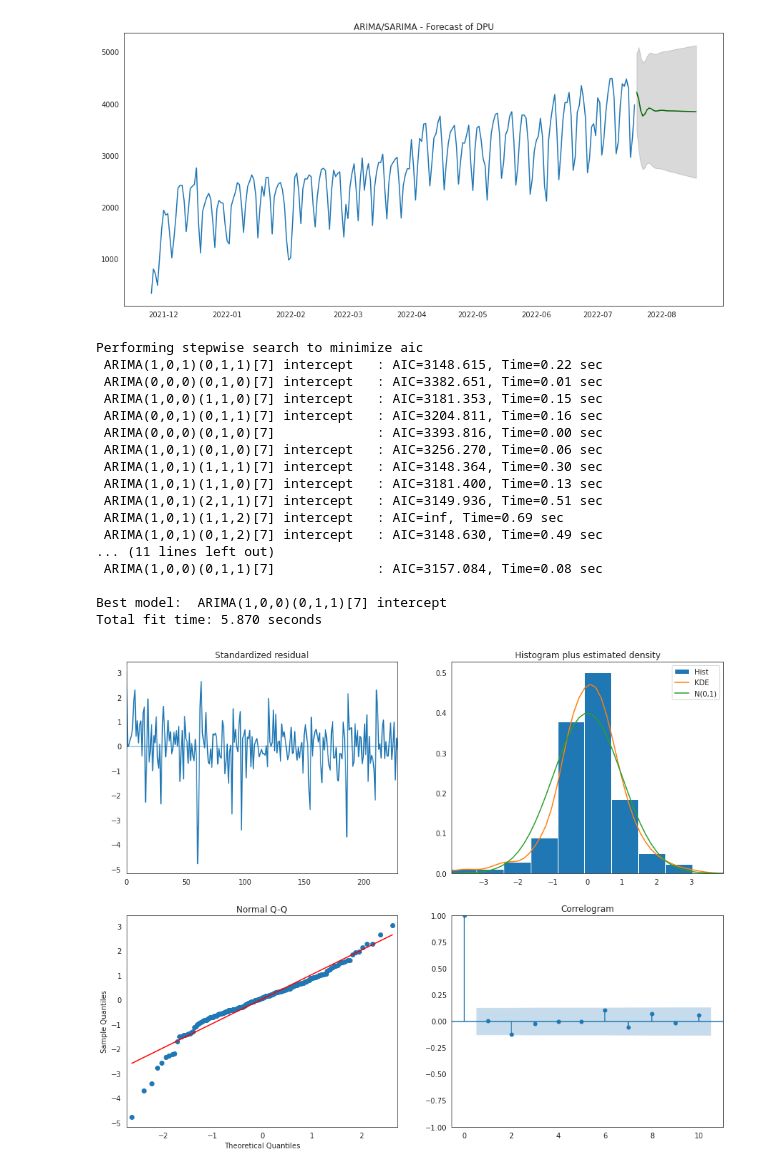
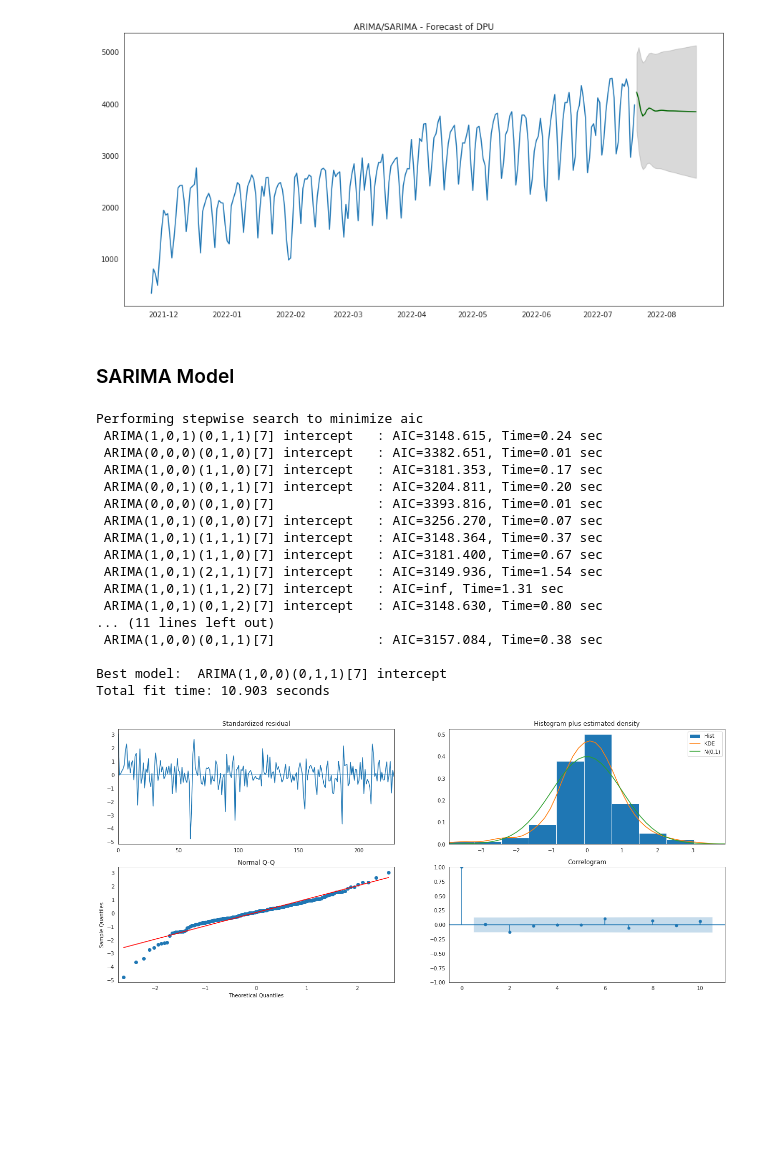
Before and after one commit to vcnc-winwin/winwin_analytics, a Jupyter notebook: win_dev/rider_sarimax.ipynb, the cells around one changed output. Drawn from its saved outputs; the diff is of its cells as text; code cells hidden in the pictures; blank space fills up the shorter version.

```diff
--- a/win_dev/rider_sarimax.ipynb
+++ b/win_dev/rider_sarimax.ipynb
@@ -260,9 +264,11 @@ def forecast(ARIMA_model, periods=12):
 forecast(ARIMA_model,30)
 # %% [output]
 [figure]
+# %% [markdown]
+### SARIMA Model
 # %%
 # Seasonal - fit stepwise auto-ARIMA
-SARIMA_model = pm.auto_arima(df_analysis_rider["customer_dpu_cnt"], start_p=1, start_q=1,
+SARIMA_model = pm.auto_arima(df_analysis["customer_dpu_cnt"], start_p=1, start_q=1,
                          test='adf',
                          max_p=3, max_q=3,
                          m=7, #12 is the frequncy of the cycle
@@ -276,26 +282,26 @@ SARIMA_model = pm.auto_arima(df_analysis_rider["customer_dpu_cnt"], start_p=1, s
                          stepwise=True)
 # %% [output]
 Performing stepwise search to minimize aic
- ARIMA(1,0,1)(0,1,1)[7] intercept   : AIC=3148.615, Time=0.22 sec
+ ARIMA(1,0,1)(0,1,1)[7] intercept   : AIC=3148.615, Time=0.24 sec
  ARIMA(0,0,0)(0,1,0)[7] intercept   : AIC=3382.651, Time=0.01 sec
- ARIMA(1,0,0)(1,1,0)[7] intercept   : AIC=3181.353, Time=0.15 sec
- ARIMA(0,0,1)(0,1,1)[7] intercept   : AIC=3204.811, Time=0.16 sec
- ARIMA(0,0,0)(0,1,0)[7]             : AIC=3393.816, Time=0.00 sec
- ARIMA(1,0,1)(0,1,0)[7] intercept   : AIC=3256.270, Time=0.06 sec
- ARIMA(1,0,1)(1,1,1)[7] intercept   : AIC=3148.364, Time=0.30 sec
- ARIMA(1,0,1)(1,1,0)[7] intercept   : AIC=3181.400, Time=0.13 sec
- ARIMA(1,0,1)(2,1,1)[7] intercept   : AIC=3149.936, Time=0.51 sec
- ARIMA(1,0,1)(1,1,2)[7] intercept   : AIC=inf, Time=0.69 sec
- ARIMA(1,0,1)(0,1,2)[7] intercept   : AIC=3148.630, Time=0.49 sec
+ ARIMA(1,0,0)(1,1,0)[7] intercept   : AIC=3181.353, Time=0.17 sec
+ ARIMA(0,0,1)(0,1,1)[7] intercept   : AIC=3204.811, Time=0.20 sec
+ ARIMA(0,0,0)(0,1,0)[7]             : AIC=3393.816, Time=0.01 sec
+ ARIMA(1,0,1)(0,1,0)[7] intercept   : AIC=3256.270, Time=0.07 sec
+ ARIMA(1,0,1)(1,1,1)[7] intercept   : AIC=3148.364, Time=0.37 sec
+ ARIMA(1,0,1)(1,1,0)[7] intercept   : AIC=3181.400, Time=0.67 sec
+ ARIMA(1,0,1)(2,1,1)[7] intercept   : AIC=3149.936, Time=1.54 sec
+ ARIMA(1,0,1)(1,1,2)[7] intercept   : AIC=inf, Time=1.31 sec
+ ARIMA(1,0,1)(0,1,2)[7] intercept   : AIC=3148.630, Time=0.80 sec
 ... (11 lines left out)
- ARIMA(1,0,0)(0,1,1)[7]             : AIC=3157.084, Time=0.08 sec
+ ARIMA(1,0,0)(0,1,1)[7]             : AIC=3157.084, Time=0.38 sec
 
 Best model:  ARIMA(1,0,0)(0,1,1)[7] intercept
-Total fit time: 5.870 seconds
+Total fit time: 10.903 seconds
 # %%
-SARIMA_model.plot_diagnostics(figsize=(15,12))
+SARIMA_model.plot_diagnostics(figsize=(21,9))
 plt.show()
 # %% [output]
-[figure, old version]
+[figure, new version]
 # %%
 
```
Also changed, not shown: parts of 54 cells of this notebook.
